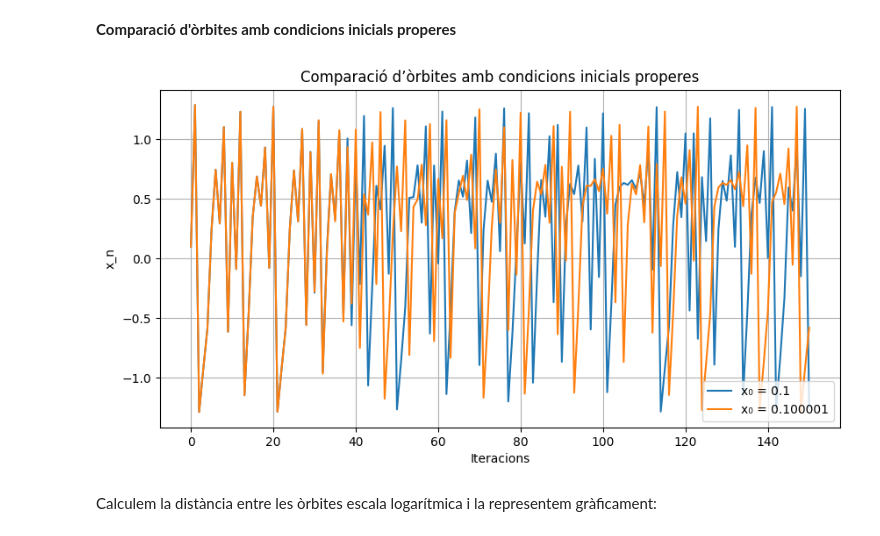
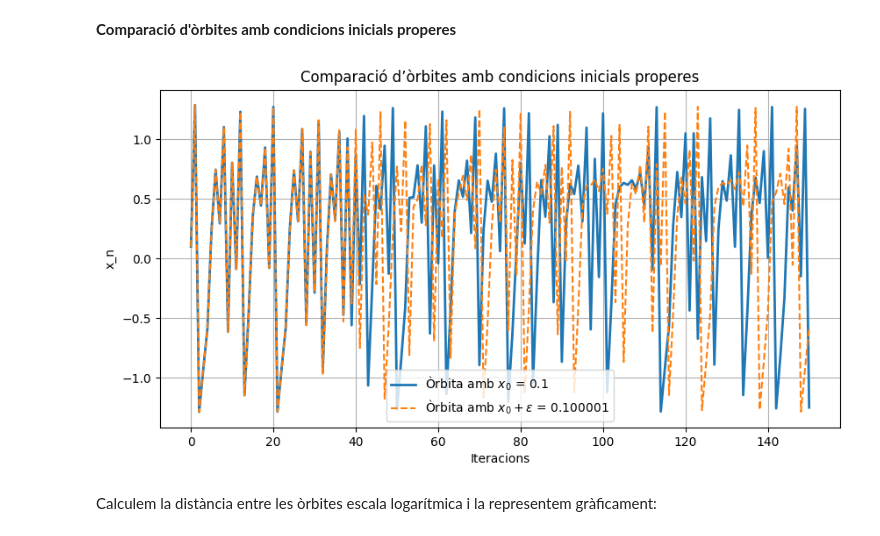
Before and after one commit to marcocarla/exponents-lyapunov-tfg, a Jupyter notebook: notebooks/mapa_henon.ipynb, the cells around one changed output. Saved outputs shown, nothing was run; the diff lists cells and outputs as text; code cells hidden in the pictures.

```diff
--- a/notebooks/mapa_henon.ipynb
+++ b/notebooks/mapa_henon.ipynb
@@ -235,23 +234,23 @@ print(df_lyap)
 # %%
 x0_1, y0_1 = 0.1, 0.3
 x0_2, y0_2 = 0.100001, 0.3
 
 steps = 150
 
 x1, y1 = simulate_henon(x0_1, y0_1, steps)
 x2, y2 = simulate_henon(x0_2, y0_2, steps)
 
 plt.figure(figsize=(10, 5))
-plt.plot(x1, label="x₀ = 0.1")
-plt.plot(x2, label="x₀ = 0.100001")
+plt.plot(x1, label=f"Òrbita amb $x_0$ = {x0_1}", linewidth=2)
+plt.plot(x2, label=f"Òrbita amb $x_0 + \epsilon$ = {x0_2}", linestyle='--')
 plt.xlabel("Iteracions")
 plt.ylabel("x_n")
 plt.title("Comparació d’òrbites amb condicions inicials properes")
 plt.legend()
 plt.grid(True)
 plt.show()
 # %% [output]
-[figure, old version]
+[figure, new version]
 # %% [markdown]
 Calculem la distància entre les òrbites escala logarítmica i la representem gràficament:
 # %%
```
Also changed, not shown: parts of 1 cell of this notebook, 9 other files.
